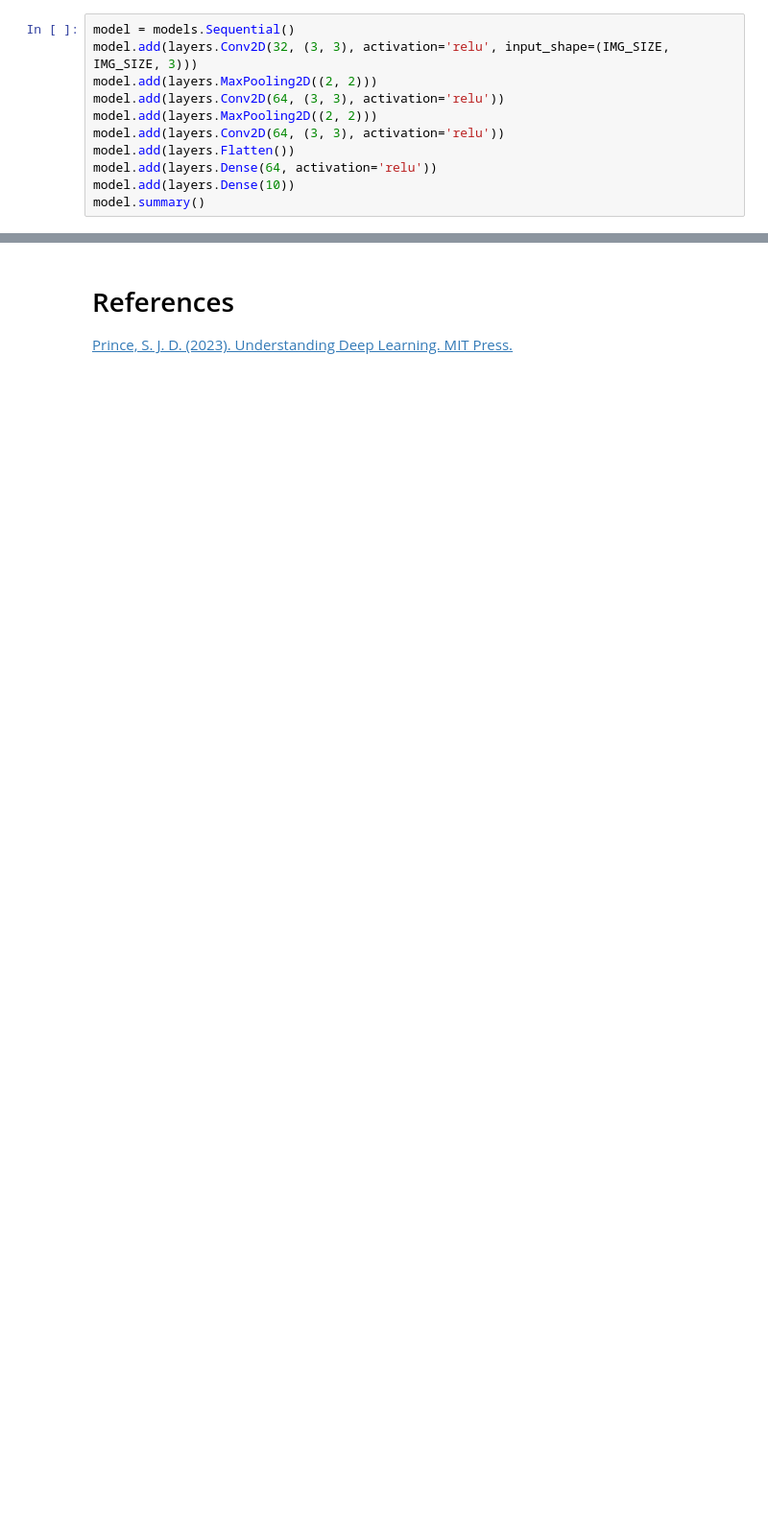
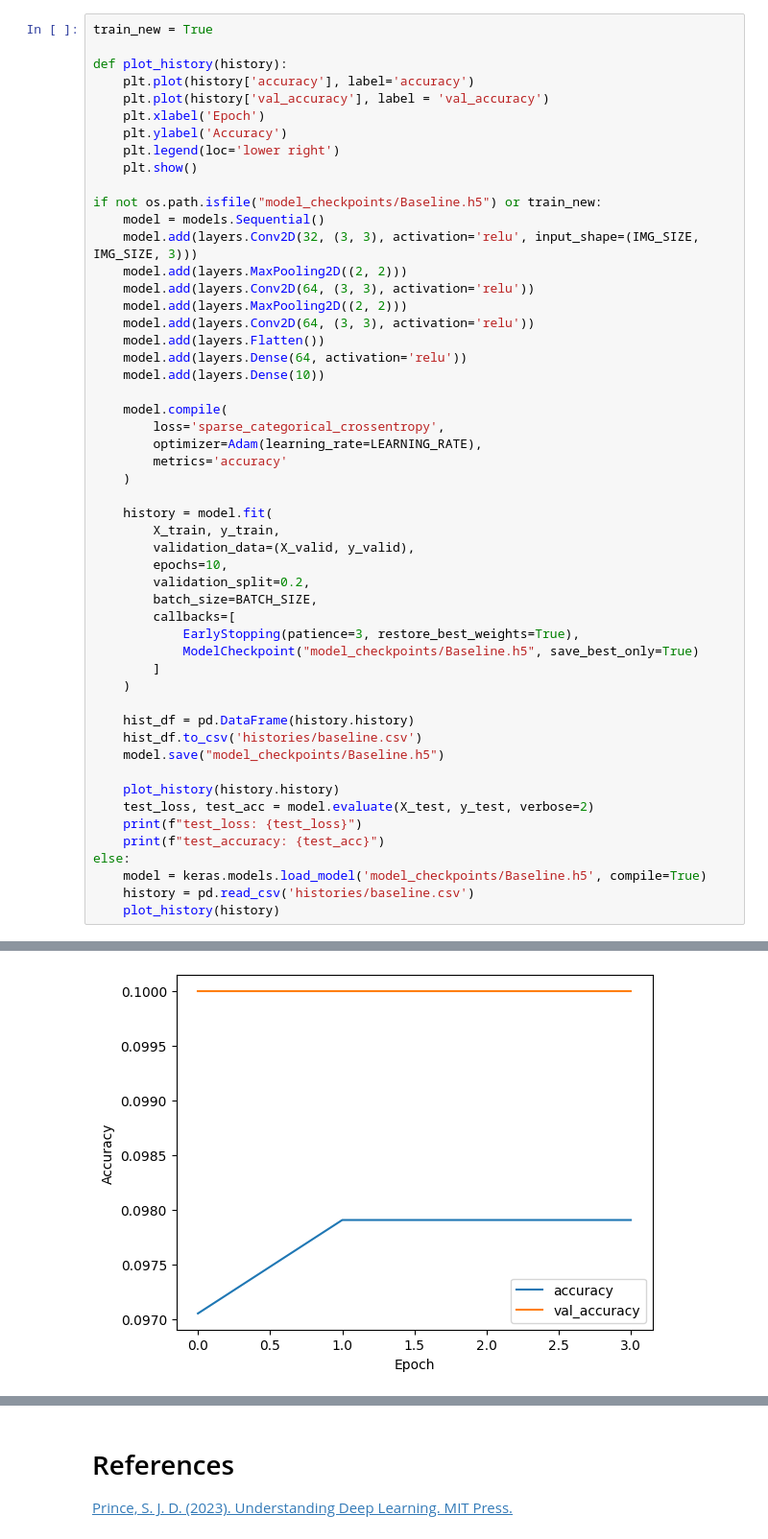
Before and after one commit to K-Winkles/bigcat-classifier, a Jupyter notebook: bigcat_classifier.ipynb, the cells around one changed output, grey strips where cells are left out. Shown at 96% size. Saved outputs shown, nothing was run; the diff lists cells and outputs as text; blank space fills up the shorter version.

```diff
--- a/bigcat_classifier.ipynb
+++ b/bigcat_classifier.ipynb
@@ -194,12 +221,53 @@ X_test, y_test = load_dataset(root_path = test_dir, class_names = class_names)
 # %%
-model = models.Sequential()
-model.add(layers.Conv2D(32, (3, 3), activation='relu', input_shape=(IMG_SIZE, IMG_SIZE, 3)))
-model.add(layers.MaxPooling2D((2, 2)))
-model.add(layers.Conv2D(64, (3, 3), activation='relu'))
-model.add(layers.MaxPooling2D((2, 2)))
-model.add(layers.Conv2D(64, (3, 3), activation='relu'))
-model.add(layers.Flatten())
-model.add(layers.Dense(64, activation='relu'))
-model.add(layers.Dense(10))
-model.summary()
+train_new = True
+
+def plot_history(history):
+    plt.plot(history['accuracy'], label='accuracy')
+    plt.plot(history['val_accuracy'], label = 'val_accuracy')
+    plt.xlabel('Epoch')
+    plt.ylabel('Accuracy')
+    plt.legend(loc='lower right')
+    plt.show()
+
+if not os.path.isfile("model_checkpoints/Baseline.h5") or train_new:
+    model = models.Sequential()
+    model.add(layers.Conv2D(32, (3, 3), activation='relu', input_shape=(IMG_SIZE, IMG_SIZE, 3)))
+    model.add(layers.MaxPooling2D((2, 2)))
+    model.add(layers.Conv2D(64, (3, 3), activation='relu'))
+    model.add(layers.MaxPooling2D((2, 2)))
+    model.add(layers.Conv2D(64, (3, 3), activation='relu'))
+    model.add(layers.Flatten())
+    model.add(layers.Dense(64, activation='relu'))
+    model.add(layers.Dense(10))
+
+    model.compile(
+        loss='sparse_categorical_crossentropy',
+        optimizer=Adam(learning_rate=LEARNING_RATE),
+        metrics='accuracy'
+    )
+
+    history = model.fit(
+        X_train, y_train,
+        validation_data=(X_valid, y_valid),
+        epochs=10,
+        validation_split=0.2,
+        batch_size=BATCH_SIZE,
+        callbacks=[
+            EarlyStopping(patience=3, restore_best_weights=True),
+            ModelCheckpoint("model_checkpoints/Baseline.h5", save_best_only=True)
+        ]
+    )
+
+    hist_df = pd.DataFrame(history.history)
+    hist_df.to_csv('histories/baseline.csv')
+    model.save("model_checkpoints/Baseline.h5")
+
+    plot_history(history.history)
+    test_loss, test_acc = model.evaluate(X_test, y_test, verbose=2)
+    print(f"test_loss: {test_loss}")
+    print(f"test_accuracy: {test_acc}")
+else:
+    model = keras.models.load_model('model_checkpoints/Baseline.h5', compile=True)
+    history = pd.read_csv('histories/baseline.csv')
+    plot_history(history)
 # %% [output]
@@ -222,0 +283 @@ _________________________________________________________________
+[figure, added]
```
Also changed, not shown: parts of 30 cells of this notebook, 8 other files.
